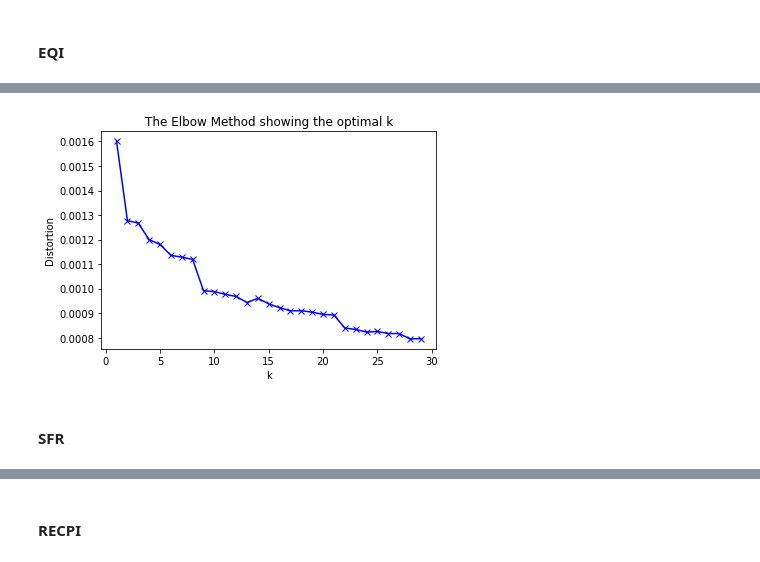
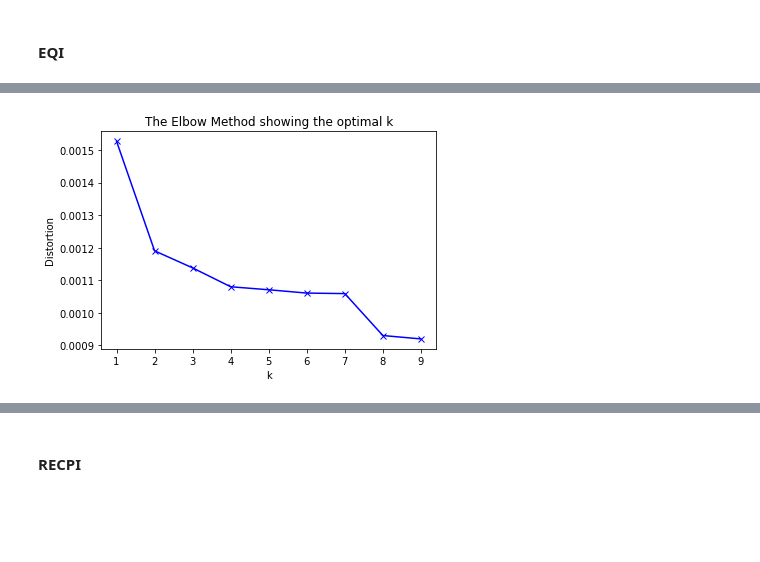
Before and after one commit to jolfr/capstone-02, a Jupyter notebook: notebooks/preprocessing/3.2-tjc-clustering.ipynb, the cells around one changed output, grey strips where cells are left out. Cells and saved outputs as stored; diff of their text form; code cells hidden in the pictures; blank space fills up the shorter version.

```diff
--- a/notebooks/preprocessing/3.2-tjc-clustering.ipynb
+++ b/notebooks/preprocessing/3.2-tjc-clustering.ipynb
@@ -49,7 +48,7 @@ markers = ['o', 'v', 's']
 
 # k means determine k
 distortions = []
-K = range(1,30)
+K = range(1,10)
 for k in K:
     model = KMeans(n_clusters=k).fit(X_scaled)
     distortions.append(sum(np.min(cdist(X_scaled, model.cluster_centers_, 'euclidean'), axis=1)) / X_scaled.shape[0])
@@ -84,7 +83,7 @@ markers = ['o', 'v', 's']
 
 # k means determine k
 distortions = []
-K = range(1,30)
+K = range(1,10)
 for k in K:
     model = KMeans(n_clusters=k).fit(X_zip)
     distortions.append(sum(np.min(cdist(X_zip, model.cluster_centers_, 'euclidean'), axis=1)) / X_zip.shape[0])
@@ -119,7 +118,7 @@ markers = ['o', 'v', 's']
 
 # k means determine k
 distortions = []
-K = range(1,30)
+K = range(1,10)
 for k in K:
     model = KMeans(n_clusters=k).fit(X_msa)
     distortions.append(sum(np.min(cdist(X_msa, model.cluster_centers_, 'euclidean'), axis=1)) / X_msa.shape[0])
@@ -154,7 +153,7 @@ markers = ['o', 'v', 's']
 
 # k means determine k
 distortions = []
-K = range(1,30)
+K = range(1,10)
 for k in K:
     model = KMeans(n_clusters=k).fit(X_state)
     distortions.append(sum(np.min(cdist(X_state, model.cluster_centers_, 'euclidean'), axis=1)) / X_state.shape[0])
@@ -184,22 +183,22 @@ X_eqi.head()
 # %%
 # create new plot and data
 plt.plot()
 colors = ['b', 'g', 'r']
 markers = ['o', 'v', 's']
 
 # k means determine k
 distortions = []
-K = range(1,30)
+K = range(1,10)
 for k in K:
     model = KMeans(n_clusters=k).fit(X_eqi)
     distortions.append(sum(np.min(cdist(X_eqi, model.cluster_centers_, 'euclidean'), axis=1)) / X_eqi.shape[0])
 
 # Plot the elbow
 plt.plot(K, distortions, 'bx-')
 plt.xlabel('k')
 plt.ylabel('Distortion')
 plt.title('The Elbow Method showing the optimal k')
 plt.show()
 # %% [output]
-[figure, old version]
+[figure, new version]
 # %%
@@ -207,2 +205,0 @@ eqi_clusterer = KMeans(n_clusters=5).fit(X_eqi)
-# %% [markdown]
-#### SFR
```
Also changed, not shown: parts of 32 cells of this notebook, 7 other files.
